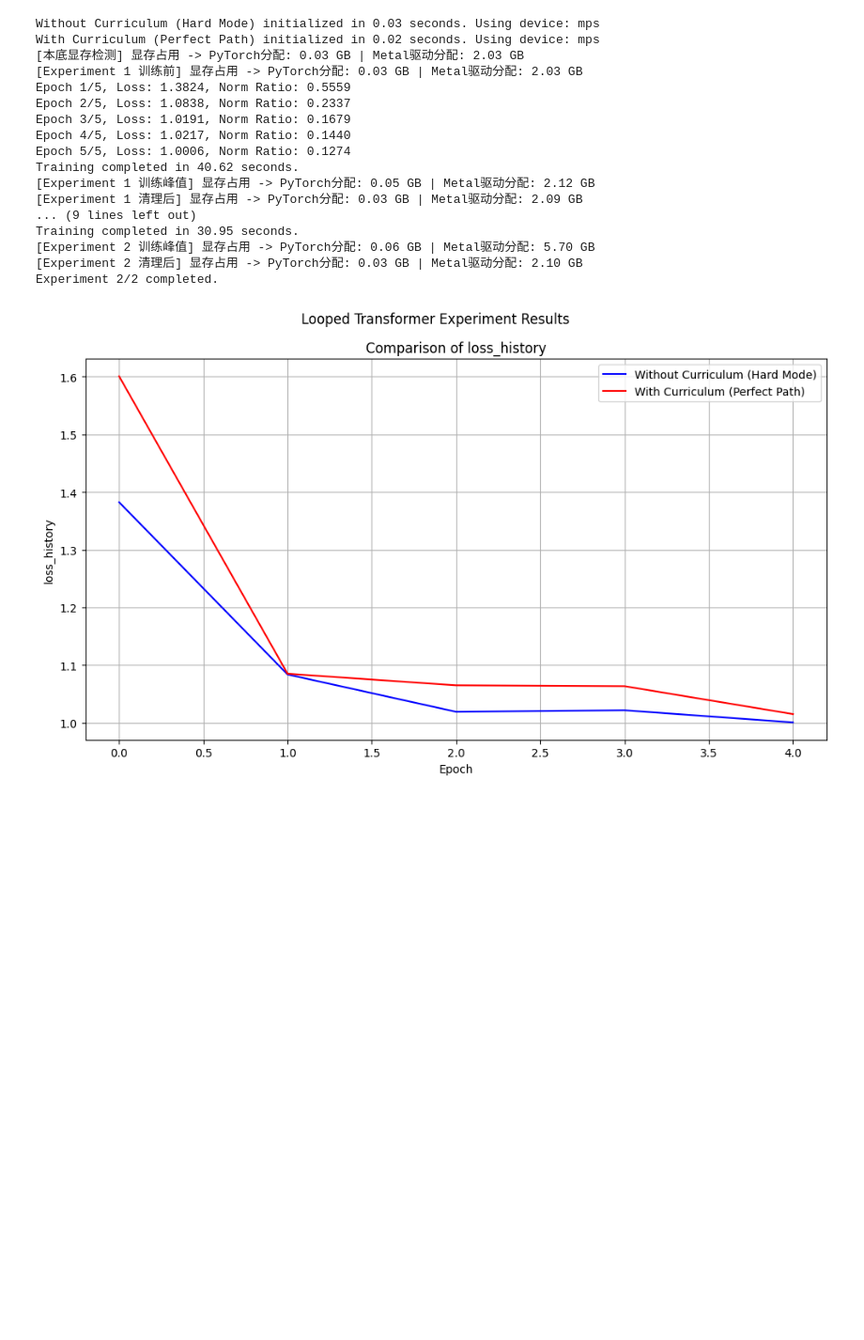
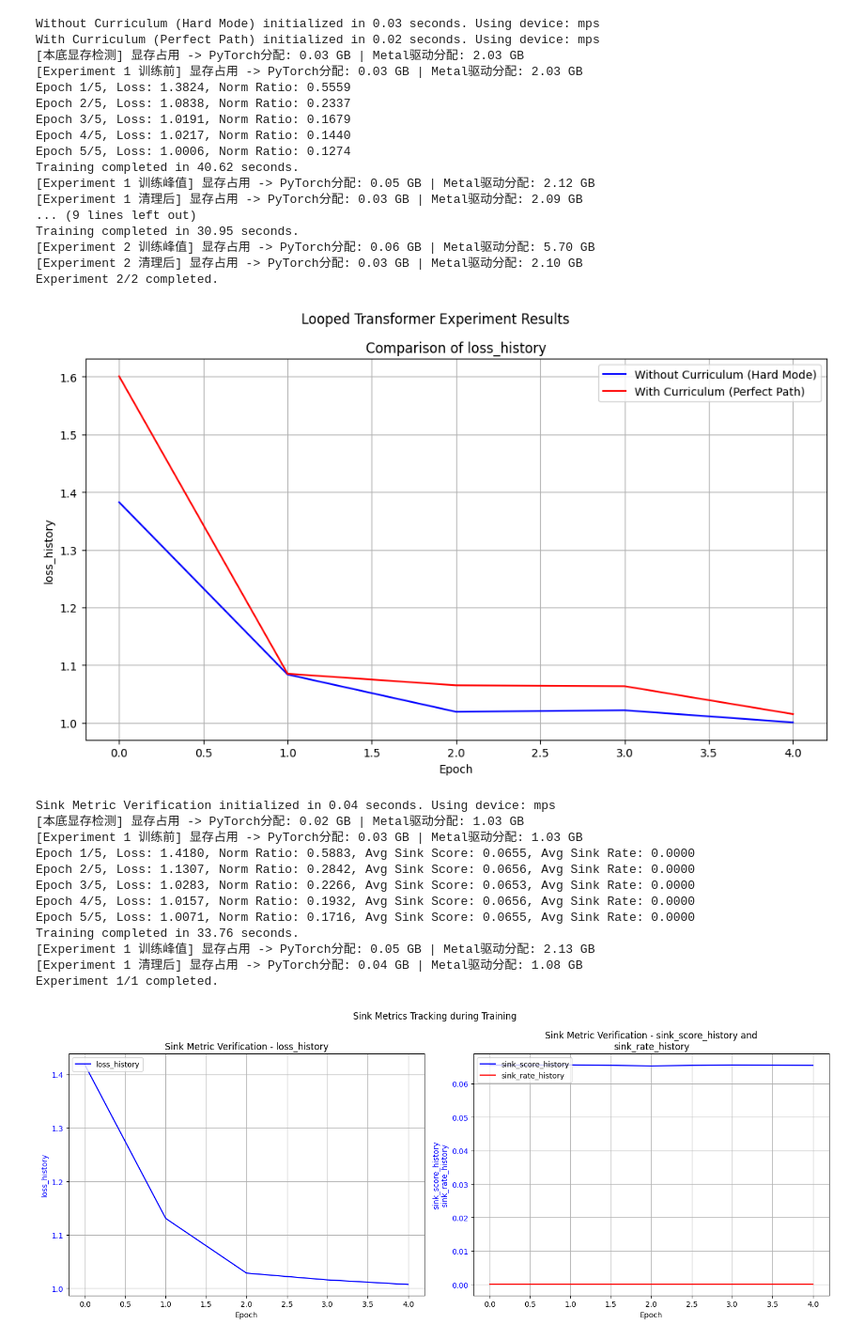
Before and after one commit to Bruce-lhq/looped-transformer-ablation-lab, a Jupyter notebook: Looped_Transformer.ipynb, the cells around one changed output. Shown at 94% size. Cells and saved outputs as stored; diff of their text form; code cells hidden in the pictures; blank space fills up the shorter version.

Commit message:
新增了SinkMetricsProbe，完成了sink_score和sink_rate的测量代码

```diff
--- a/Looped_Transformer.ipynb
+++ b/Looped_Transformer.ipynb
@@ -882,6 +964,9 @@ def default_setup(manual=None):
         d_model=256,                    # int: Transformer 的维度 D
         max_seq_len=100,                # int: 模型支持的最大序列长度（位置编码相关）
         pe_type=['learned_ape'],        # list: 位置编码类型 ('ape', 'learned_ape', 'rope', 'ms_upe', 'alibi')
+
+    # SinkMetricsProbe
+        sink_threshold=0.3,             # float: 判断阈值，sink rate 表示所有 token 在第0个位置的注意力的平均值超过这个阈值的头数比例
 
     # TransformerBlock
         norm_type='layernorm',          # str: transformer_block 中的归一化类型 ('layernorm' 或 'rmsnorm')
@@ -931,7 +1016,7 @@ def default_setup(manual=None):
     # dataloader
         sink_padding=None,              # int or None: seq 最前面填充的 sink token 组数 (None表示不使用sink padding)
         d_hidden=64,                    # int: 非线性数据生成器中隐藏层的维度，仅当data_type='nonlinear'时有效
-        function_callable=lambda x: F.relu(x), # function: 非线性数据生成器中使用的非线性函数，仅当data_type='nonlinear'时有效
+        function_callable=lambda x: 2**0.5 * F.relu(x), # function: 非线性数据生成器中使用的非线性函数，仅当data_type='nonlinear'时有效(系数2**0.5是为了使方差期望变为1)
 
     # LoopedTransformerExperiment
         epochs=100,                     # int: 训练轮数
@@ -1044,7 +1129,7 @@ class ExperimentTable:
         Args:
             result_lists: list of tuple of list, 每个 tuple 包含一组实验测量的数据、对应的横坐标类型和 baseline 索引（不写表示不使用 baseline）,
             每个 list 中的字符串表示需要展示的结果名称，必须是 LoopedTransformerExperiment.get_results() 中返回的结果名称，用'|'作为双y轴分割符
-            横坐标类型可以从 'epoch'（表示以训练轮数为横坐标，metric必须是列表）、'experiment'（表示以实验编号为横坐标，metric是单个值）中选择。
+            横坐标类型可以从 'epoch'（表示以训练轮数为横坐标的折线图，metric必须是列表）、'block'（表示以模型深度为横坐标的折线图，metric必须是列表，仅限eval和captured的sink指标）、'experiment'（表示以实验编号为横坐标的柱状图，metric是单个值）中选择。
             如[(['loss_history', '|', 'residual_gate_history_a_mean', 'residual_gate_history_b_mean'], 'epoch', 0), (['final_residual_gate_a_mean', 'final_residual_gate_b_mean','|'], 'experiment')]
 
             modes: list of str, 表示需要运行的模式，可以是 'train' 和 'evaluate' 的任意组合
@@ -1158,7 +1243,7 @@ class ExperimentTable:
         for item in self.result_lists:
             x_type = item[1]
             clean_list = [m for m in item[0] if m != '|']
-            if x_type == 'epoch':
+            if x_type in ['epoch', 'block']:
                 if compare_experiments:
                     num_plots += len(clean_list)
                 else:
@@ -1188,7 +1273,7 @@ class ExperimentTable:
             x = item[1]            # 横坐标类型 ('epoch' 或 'experiment')
             baseline_index = item[2] if len(item) > 2 else None  # 基线索引（可选），表示用于计算相对值的基线实验索引
             baseline_name=None
-            if x=='epoch': # 表示画横坐标是epoch的曲线
+            if x in ['epoch', 'block']: # 表示画横坐标是epoch或block的曲线
                 if compare_experiments:
                     clean_result_list = [m for m in result_list if m != '|']
                     for metric in clean_result_list:
@@ -1208,7 +1293,7 @@ class ExperimentTable:
                                 if i == baseline_index:
                                     label_name += ' (Baseline)'
                             axs_flat[index].plot(y_data, label=label_name, color=colors[i%len(colors)])
-                        axs_flat[index].set_xlabel('Epoch')
+                        axs_flat[index].set_xlabel('Epoch' if x == 'epoch' else 'Block (Depth)')
                         if baseline_name is not None:
                             # 加上 \n 换行，防止 ylabel 太长挤出画布边界
                             axs_flat[index].set_ylabel(f"{metric}\n(relative to {baseline_name})")
@@ -1248,7 +1333,7 @@ class ExperimentTable:
                                     label_name += ' (Baseline)'
                             axs_flat[index].plot(y_data, label=label_name, color=colors[color_index%len(colors)])
                             color_index += 1
-                        axs_flat[index].set_xlabel('Epoch')
+                        axs_flat[index].set_xlabel('Epoch' if x == 'epoch' else 'Block (Depth)')
                         ylabel_left = '\n'.join(clean_result_list[:split_idx])
                         if baseline_name is not None:
                             ylabel_left += f"\n(relative to {baseline_name})"
@@ -1295,7 +1380,7 @@ class ExperimentTable:
                 # 左侧坐标轴
                 for j in range(split_idx):
                     metric_j = clean_result_list[j]
-                    y_data_j = [results[i].get(metric_j, 0) for i in range(self.num_experiments)]
+                    y_data_j = [results[i][metric_j] for i in range(self.num_experiments)]
                     if baseline_name is not None:
                         base_val = y_data_j[baseline_index]
                         y_data_j = [val - base_val for val in y_data_j]
@@ -1313,7 +1398,7 @@ class ExperimentTable:
                     primary_color = colors[split_idx % len(colors)]
                     for j in range(split_idx, num_metrics):
                         metric_j = clean_result_list[j]
-                        y_data_j = [results[i].get(metric_j, 0) for i in range(self.num_experiments)]
+                        y_data_j = [results[i][metric_j] for i in range(self.num_experiments)]
                         if baseline_name is not None:
                             base_val = y_data_j[baseline_index]
                             y_data_j = [val - base_val for val in y_data_j]
@@ -1777,3 +1862,63 @@ Training completed in 30.95 seconds.
 [Experiment 2 清理后] 显存占用 -> PyTorch分配: 0.03 GB | Metal驱动分配: 2.10 GB
 Experiment 2/2 completed.
 [figure]
+# %%
+# 极速验证：跑一个带 Sink Metrics 监控的线性回归实验
+manual_config = dict(
+    # 任务基础配置 (复用极速验证的轻量化参数)
+    data_type='linear',
+    d_x=20,
+    seq_len=80,
+    batch_size=64,
+
+    # 模型架构
+    num_blocks=20,
+    num_eff=15,
+    d_model=256,
+    num_heads=8,
+    pe_type=['learned_ape'],
+    x_init='zero',
+    init_std='auto',
+
+    # 极速运行控制 (总计5个epoch，预计几十秒即可跑完)
+    epochs=5,
+    steps_per_epoch=20,
+    print_every=1,
+    scheduled_training=True,
+)
+
+# 定义并实例化实验表
+sink_test_table = ExperimentTable(params_groups=[
+    {
+        'experiment_name': 'Sink Metric Verification',
+        'sink_threshold': 0.1  # 设置我们刚刚验证代码时的阈值
+    }
+], manual=manual_config)
+
+# 运行并提取数据：这里我们指定把 loss 以及刚刚写的两个 sink 指标抓取出来
+sink_test_table.run(result_lists=[
+    (['loss_history'], 'epoch'),
+    (['sink_score_history', 'sink_rate_history'], 'epoch')
+])
+
+# 绘图查看结果 (1行2列的子图排列)
+sink_test_table.plot(
+    figure_size=(15, 6),
+    compare_experiments=False,
+    subplot_shape=(1, 2),
+    suptitle='Sink Metrics Tracking during Training'
+)
+# %% [output]
+Sink Metric Verification initialized in 0.04 seconds. Using device: mps
+[本底显存检测] 显存占用 -> PyTorch分配: 0.02 GB | Metal驱动分配: 1.03 GB
+[Experiment 1 训练前] 显存占用 -> PyTorch分配: 0.03 GB | Metal驱动分配: 1.03 GB
+Epoch 1/5, Loss: 1.4180, Norm Ratio: 0.5883, Avg Sink Score: 0.0655, Avg Sink Rate: 0.0000
+Epoch 2/5, Loss: 1.1307, Norm Ratio: 0.2842, Avg Sink Score: 0.0656, Avg Sink Rate: 0.0000
+Epoch 3/5, Loss: 1.0283, Norm Ratio: 0.2266, Avg Sink Score: 0.0653, Avg Sink Rate: 0.0000
+Epoch 4/5, Loss: 1.0157, Norm Ratio: 0.1932, Avg Sink Score: 0.0656, Avg Sink Rate: 0.0000
+Epoch 5/5, Loss: 1.0071, Norm Ratio: 0.1716, Avg Sink Score: 0.0655, Avg Sink Rate: 0.0000
+Training completed in 33.76 seconds.
+[Experiment 1 训练峰值] 显存占用 -> PyTorch分配: 0.05 GB | Metal驱动分配: 2.13 GB
+[Experiment 1 清理后] 显存占用 -> PyTorch分配: 0.04 GB | Metal驱动分配: 1.08 GB
+Experiment 1/1 completed.
+[figure, added]
```
Also changed, not shown: parts of 14 cells of this notebook, 1 other file.
